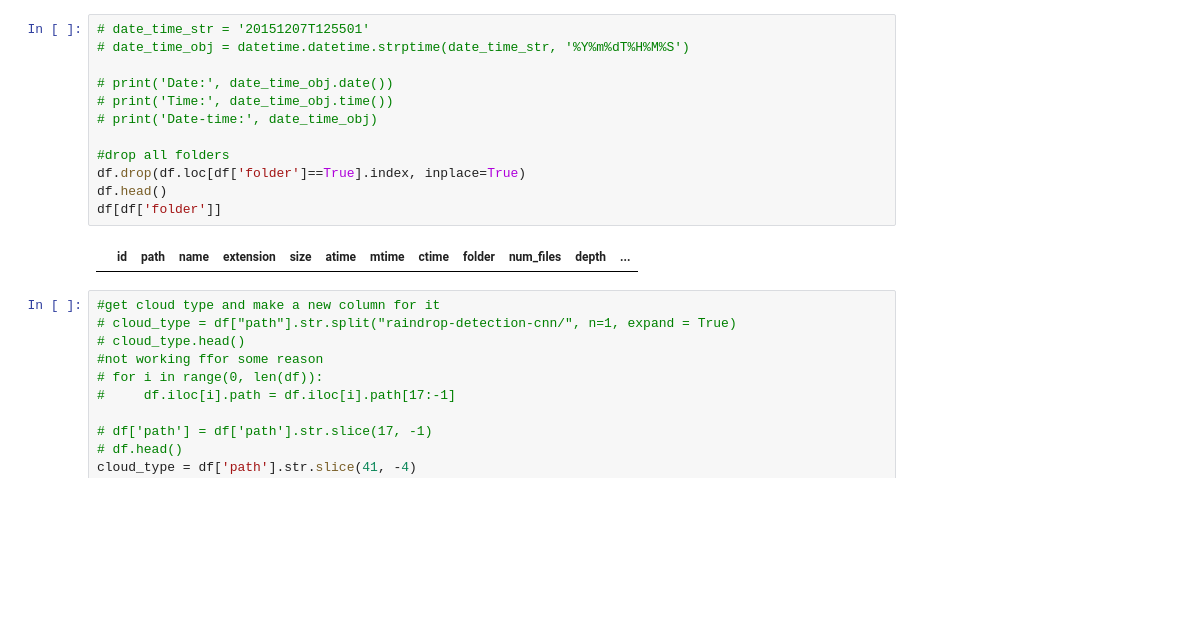
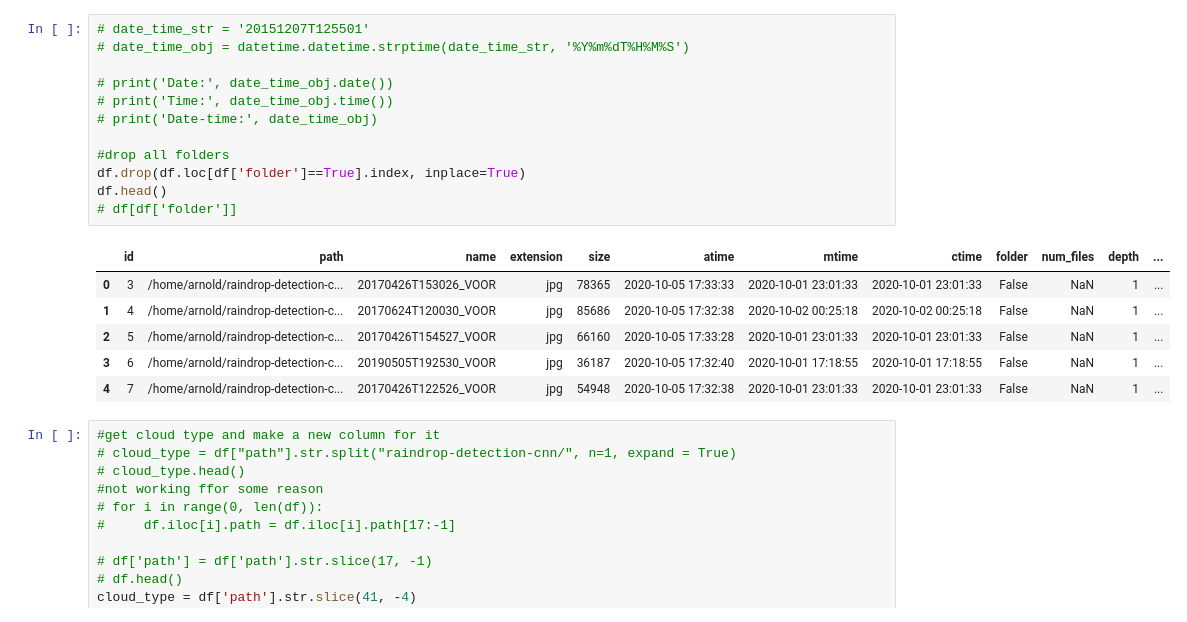
Before and after one commit to arnoldas500/clouds_detection, a Jupyter notebook: category_statistics.ipynb, the cells around one changed output. Saved outputs shown, nothing was run; the diff lists cells and outputs as text; blank space fills up the shorter version.

```diff
--- a/category_statistics.ipynb
+++ b/category_statistics.ipynb
@@ -32,17 +50,22 @@ df
 # %%
 # date_time_str = '20151207T125501'
 # date_time_obj = datetime.datetime.strptime(date_time_str, '%Y%m%dT%H%M%S')
 
 # print('Date:', date_time_obj.date())
 # print('Time:', date_time_obj.time())
 # print('Date-time:', date_time_obj)
 
 #drop all folders
 df.drop(df.loc[df['folder']==True].index, inplace=True)
 df.head()
-df[df['folder']]
+# df[df['folder']]
 # %% [output]
 |  | id | path | name | extension | size | atime | mtime | ctime | folder | num_files | depth | ... |
+| 0 | 3 | /home/arnold/raindrop-detection-c... | 20170426T153026_VOOR | jpg | 78365 | 2020-10-05 17:33:33 | 2020-10-01 23:01:33 | 2020-10-01 23:01:33 | False | NaN | 1 | ... |
+| 1 | 4 | /home/arnold/raindrop-detection-c... | 20170624T120030_VOOR | jpg | 85686 | 2020-10-05 17:32:38 | 2020-10-02 00:25:18 | 2020-10-02 00:25:18 | False | NaN | 1 | ... |
+| 2 | 5 | /home/arnold/raindrop-detection-c... | 20170426T154527_VOOR | jpg | 66160 | 2020-10-05 17:33:28 | 2020-10-01 23:01:33 | 2020-10-01 23:01:33 | False | NaN | 1 | ... |
+| 3 | 6 | /home/arnold/raindrop-detection-c... | 20190505T192530_VOOR | jpg | 36187 | 2020-10-05 17:32:40 | 2020-10-01 17:18:55 | 2020-10-01 17:18:55 | False | NaN | 1 | ... |
+| 4 | 7 | /home/arnold/raindrop-detection-c... | 20170426T122526_VOOR | jpg | 54948 | 2020-10-05 17:32:38 | 2020-10-01 23:01:33 | 2020-10-01 23:01:33 | False | NaN | 1 | ... |
 # %%
 #get cloud type and make a new column for it
 # cloud_type = df["path"].str.split("raindrop-detection-cnn/", n=1, expand = True)
```
Also changed, not shown: parts of 14 cells of this notebook.
